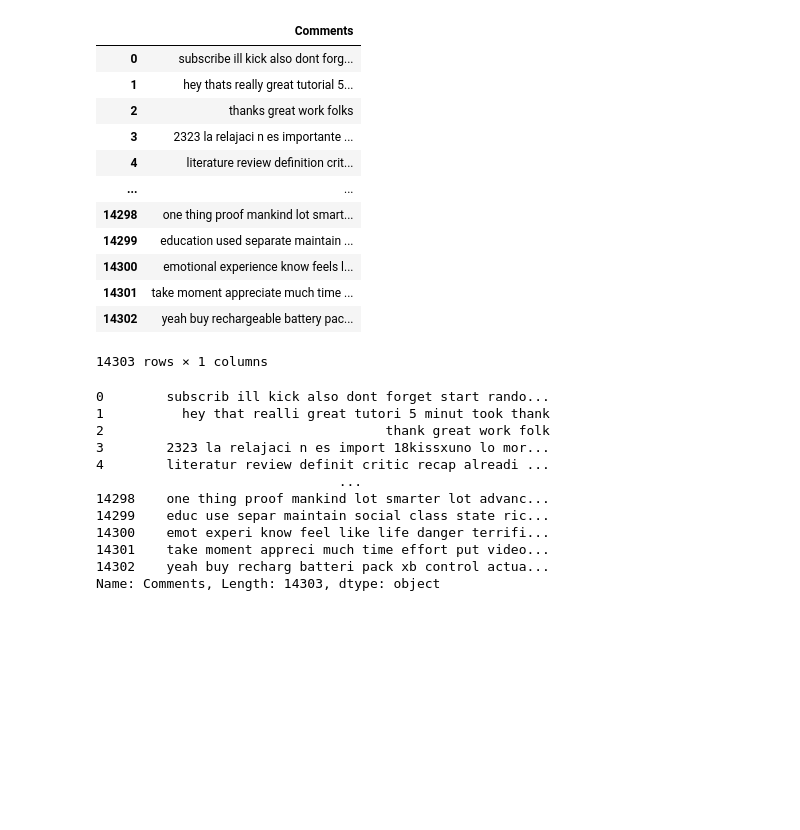
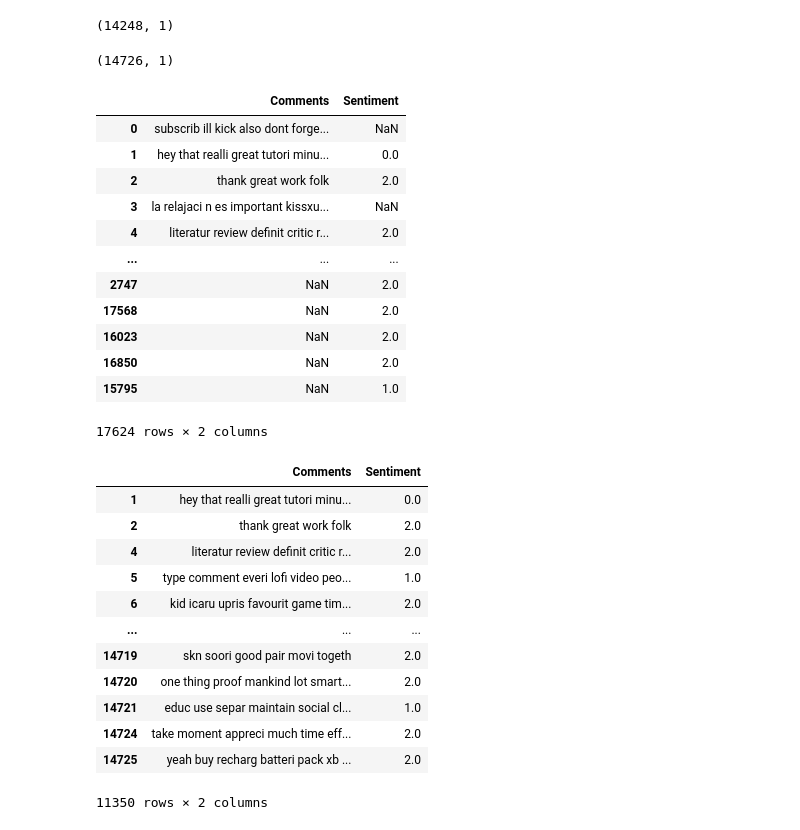
Before and after one commit to cakethehuman/Youtube-comments, a Jupyter notebook: notebooks/3.Preprocces.ipynb, the cells around one changed output. Drawn from its saved outputs; the diff is of its cells as text; code cells hidden in the pictures; blank space fills up the shorter version.

```diff
--- a/notebooks/3.Preprocces.ipynb
+++ b/notebooks/3.Preprocces.ipynb
@@ -3,22 +4,9 @@ import pandas as pd
 # %%
-df = pd.read_pickle(r"..\data\internim\X_train_clean.pkl")
-df = pd.DataFrame(df.T, columns= ["Comments"])
+df1 = joblib.load(r"..\data\internim\X_train_clean.pkl")
+df1 = pd.DataFrame(df1)
+
+df2 = joblib.load(r"..\data\internim\y_train.pkl")
+df2 = pd.DataFrame(df2)
-# %%
-df
-# %% [output]
-|  | Comments |
-| 0 | subscribe ill kick also dont forg... |
-| 1 | hey thats really great tutorial 5... |
-| 2 | thanks great work folks |
-| 3 | 2323 la relajaci n es importante ... |
-| 4 | literature review definition crit... |
-| ... | ... |
-| 14298 | one thing proof mankind lot smart... |
-| 14299 | education used separate maintain ... |
-| 14300 | emotional experience know feels l... |
-| 14301 | take moment appreciate much time ... |
-| 14302 | yeah buy rechargeable battery pac... |
-14303 rows × 1 columns
 # %%
 from nltk.stem import PorterStemmer
 from nltk.tokenize import word_tokenize
@@ -31,20 +19,30 @@ def stemmer(text):
     stemmed = [porter_stemmer.stem(word) for word in words]
     return " ".join(stemmed)
 
-
-df["Comments"] = df["Comments"].apply(stemmer)
+df1["Comments"] = df1["Comments"].apply(stemmer)
+# %%
+df1.shape
+# %% [output]
+(14248, 1)
+# %%
+df2.shape
+# %% [output]
+(14726, 1)
+# %%
+df = pd.concat([df1,df2], axis= 1)
 # %%
-df["Comments"]
+df
 # %% [output]
+|  | Comments | Sentiment |
+| 0 | subscrib ill kick also dont forge... | NaN |
+| 1 | hey that realli great tutori minu... | 0.0 |
+| 2 | thank great work folk | 2.0 |
+| 3 | la relajaci n es important kissxu... | NaN |
+| 4 | literatur review definit critic r... | 2.0 |
+| ... | ... | ... |
+| 2747 | NaN | 2.0 |
+| 17568 | NaN | 2.0 |
+| 16023 | NaN | 2.0 |
+| 16850 | NaN | 2.0 |
+| 15795 | NaN | 1.0 |
-0        subscrib ill kick also dont forget start rando...
-1          hey that realli great tutori 5 minut took thank
-2                                    thank great work folk
-3        2323 la relajaci n es import 18kissxuno lo mor...
-4        literatur review definit critic recap alreadi ...
-                               ...
-14298    one thing proof mankind lot smarter lot advanc...
-14299    educ use separ maintain social class state ric...
-14300    emot experi know feel like life danger terrifi...
-14301    take moment appreci much time effort put video...
-14302    yeah buy recharg batteri pack xb control actua...
-Name: Comments, Length: 14303, dtype: object
+17624 rows × 2 columns
@@ -51,2 +51,18 @@ Name: Comments, Length: 14303, dtype: object
+# %%
+df
+# %% [output]
+|  | Comments | Sentiment |
+| 1 | hey that realli great tutori minu... | 0.0 |
+| 2 | thank great work folk | 2.0 |
+| 4 | literatur review definit critic r... | 2.0 |
+| 5 | type comment everi lofi video peo... | 1.0 |
+| 6 | kid icaru upris favourit game tim... | 2.0 |
+| ... | ... | ... |
+| 14719 | skn soori good pair movi togeth | 2.0 |
+| 14720 | one thing proof mankind lot smart... | 2.0 |
+| 14721 | educ use separ maintain social cl... | 1.0 |
+| 14724 | take moment appreci much time eff... | 2.0 |
+| 14725 | yeah buy recharg batteri pack xb ... | 2.0 |
+11350 rows × 2 columns
 # %%
 import joblib
```
Also changed, not shown: parts of 3 cells of this notebook, 8 other files.
